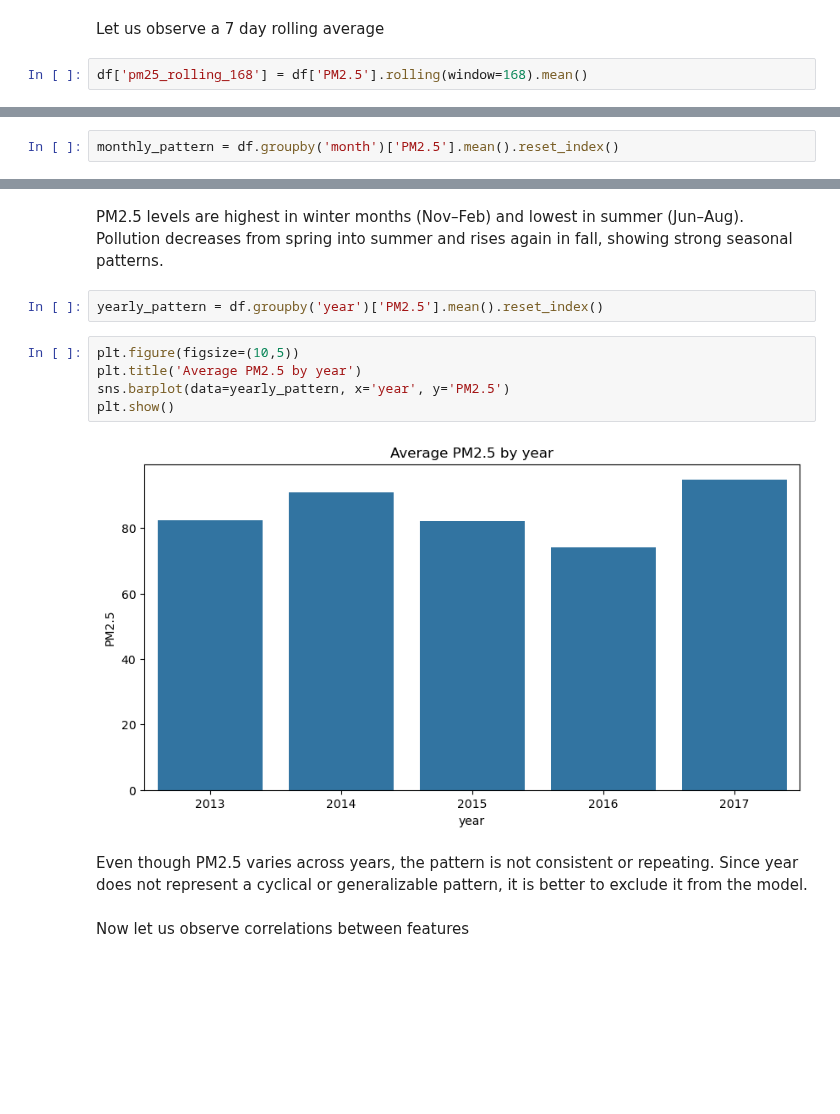
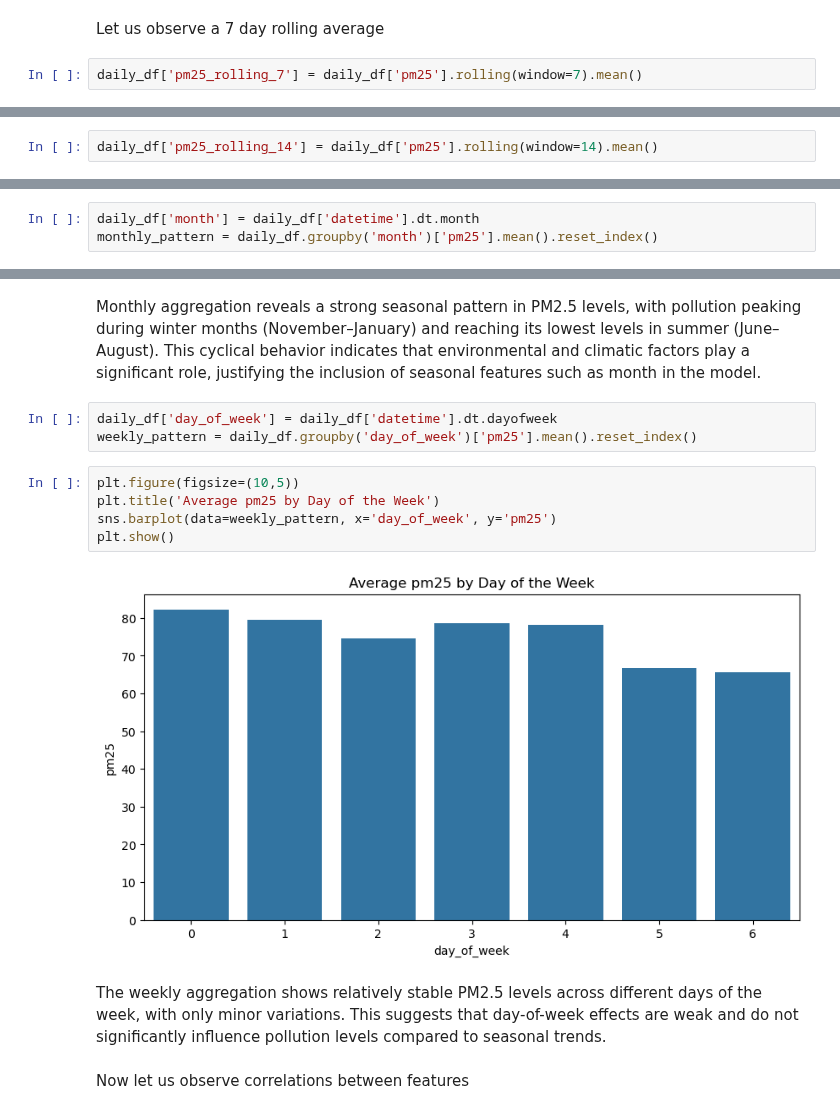
Before and after one commit to alinazir105/AQI-Forecasting-System, a Jupyter notebook: notebook/notebook.ipynb, the cells around one changed output, grey strips where cells are left out. Saved outputs shown, nothing was run; the diff lists cells and outputs as text; blank space fills up the shorter version.

```diff
--- a/notebook/notebook.ipynb
+++ b/notebook/notebook.ipynb
@@ -411,6 +363,6 @@ plt.show()
 # %% [markdown]
 Let us observe a 7 day rolling average
 # %%
-df['pm25_rolling_168'] = df['PM2.5'].rolling(window=168).mean()
+daily_df['pm25_rolling_7'] = daily_df['pm25'].rolling(window=7).mean()
 # %%
 plt.figure(figsize=(10,5))
@@ -436,0 +378,2 @@ PM2.5 levels are highest during late night and evening hours, and lowest during
+# %%
+daily_df['pm25_rolling_14'] = daily_df['pm25'].rolling(window=14).mean()
@@ -439,4 +391,5 @@ Now we will observe average PM2.5 by month
 # %%
-monthly_pattern = df.groupby('month')['PM2.5'].mean().reset_index()
+daily_df['month'] = daily_df['datetime'].dt.month
+monthly_pattern = daily_df.groupby('month')['pm25'].mean().reset_index()
 # %%
 plt.figure(figsize=(10,5))
@@ -448,16 +401,17 @@ plt.show()
 # %% [markdown]
-PM2.5 levels are highest in winter months (Nov–Feb) and lowest in summer (Jun–Aug). Pollution decreases from spring into summer and rises again in fall, showing strong seasonal patterns.
+Monthly aggregation reveals a strong seasonal pattern in PM2.5 levels, with pollution peaking during winter months (November–January) and reaching its lowest levels in summer (June–August). This cyclical behavior indicates that environmental and climatic factors play a significant role, justifying the inclusion of seasonal features such as month in the model.
 # %%
-yearly_pattern = df.groupby('year')['PM2.5'].mean().reset_index()
+daily_df['day_of_week'] = daily_df['datetime'].dt.dayofweek
+weekly_pattern = daily_df.groupby('day_of_week')['pm25'].mean().reset_index()
 # %%
 plt.figure(figsize=(10,5))
-plt.title('Average PM2.5 by year')
-sns.barplot(data=yearly_pattern, x='year', y='PM2.5')
+plt.title('Average pm25 by Day of the Week')
+sns.barplot(data=weekly_pattern, x='day_of_week', y='pm25')
 plt.show()
 # %% [output]
-[figure, old version]
+[figure, new version]
 # %% [markdown]
-Even though PM2.5 varies across years, the pattern is not consistent or repeating. Since year does not represent a cyclical or generalizable pattern, it is better to exclude it from the model.
+The weekly aggregation shows relatively stable PM2.5 levels across different days of the week, with only minor variations. This suggests that day-of-week effects are weak and do not significantly influence pollution levels compared to seasonal trends.
 # %% [markdown]
 Now let us observe correlations between features
 # %%
```
Also changed, not shown: parts of 107 cells of this notebook, 36 other files.
